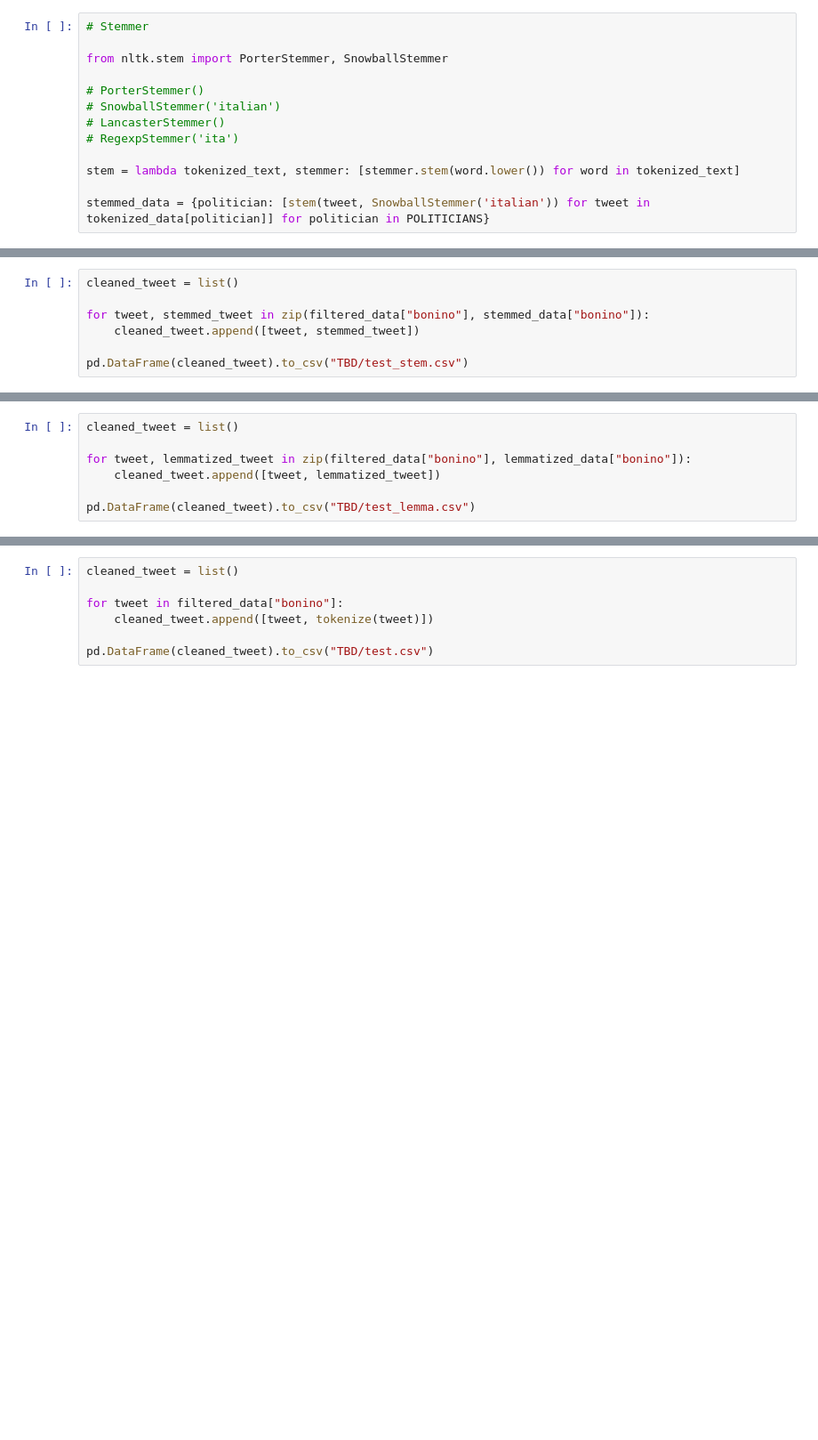
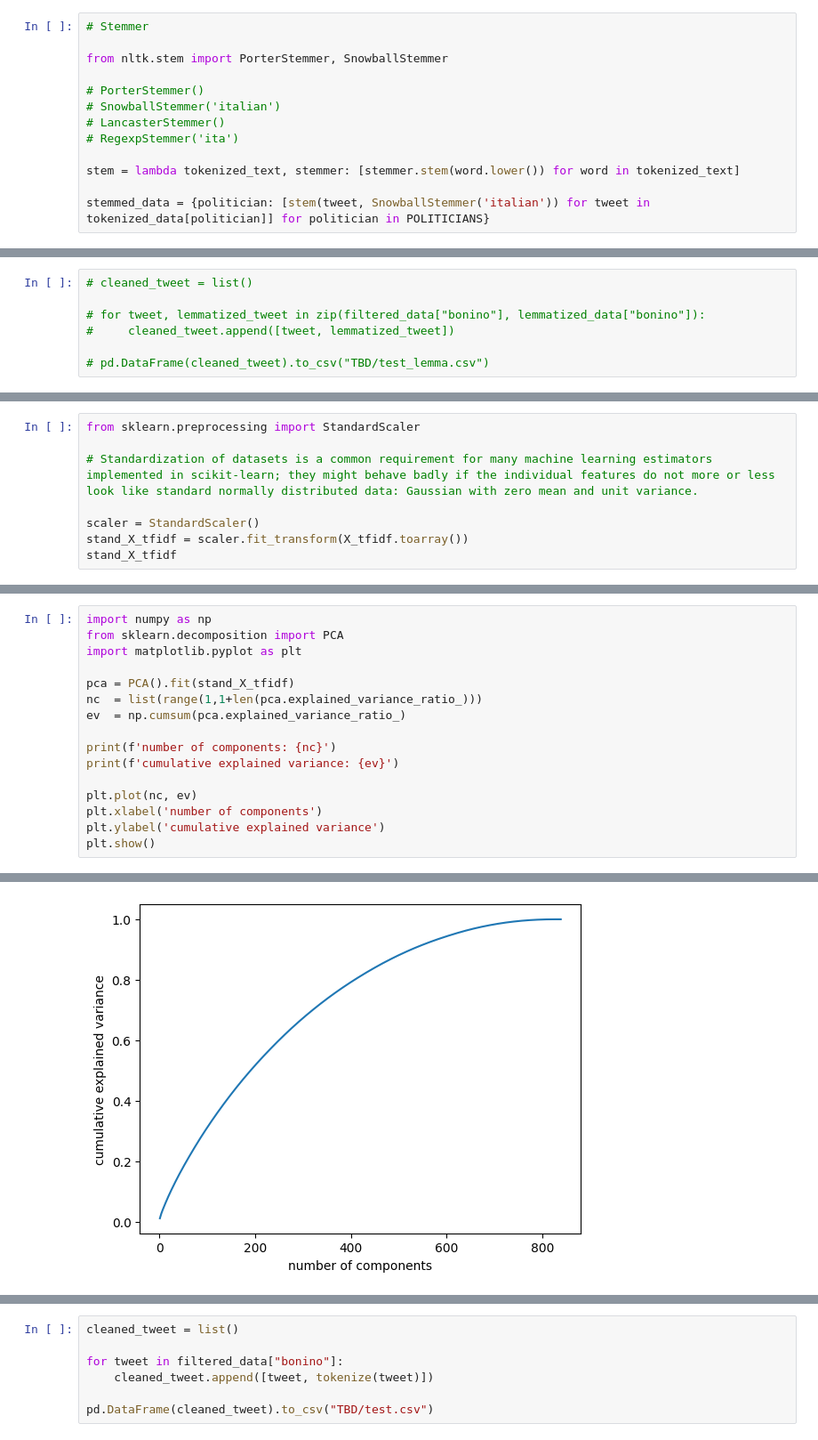
Before and after one commit to bigliolimatteo/how-politicians-change-their-mind, a Jupyter notebook: data_cleaning.ipynb, the cells around one changed output, grey strips where cells are left out. Shown at 89% size. Drawn from its saved outputs; the diff is of its cells as text; blank space fills up the shorter version.

```diff
--- a/data_cleaning.ipynb
+++ b/data_cleaning.ipynb
@@ -145,7 +143,7 @@ SnowballStemmer.languages
 # %%
-cleaned_tweet = list()
+# cleaned_tweet = list()
 
-for tweet, stemmed_tweet in zip(filtered_data["bonino"], stemmed_data["bonino"]):
-    cleaned_tweet.append([tweet, stemmed_tweet])
+# for tweet, lemmatized_tweet in zip(filtered_data["bonino"], lemmatized_data["bonino"]):
+#     cleaned_tweet.append([tweet, lemmatized_tweet])
 
-pd.DataFrame(cleaned_tweet).to_csv("TBD/test_stem.csv")
+# pd.DataFrame(cleaned_tweet).to_csv("TBD/test_lemma.csv")
@@ -168,7 +149,0 @@ lemmatized_data = {politician: [lemmatize(tweet, WordNetLemmatizer()) for tweet
-# %%
-cleaned_tweet = list()
-
-for tweet, lemmatized_tweet in zip(filtered_data["bonino"], lemmatized_data["bonino"]):
-    cleaned_tweet.append([tweet, lemmatized_tweet])
-
-pd.DataFrame(cleaned_tweet).to_csv("TBD/test_lemma.csv")
@@ -218,0 +185,8 @@ df.sort_values(by=["tfidf"], ascending=False)
+# %%
+from sklearn.preprocessing import StandardScaler
+
+# Standardization of datasets is a common requirement for many machine learning estimators implemented in scikit-learn; they might behave badly if the individual features do not more or less look like standard normally distributed data: Gaussian with zero mean and unit variance.
+
+scaler = StandardScaler()
+stand_X_tfidf = scaler.fit_transform(X_tfidf.toarray())
+stand_X_tfidf
@@ -218,0 +207,17 @@ df.sort_values(by=["tfidf"], ascending=False)
+# %%
+import numpy as np
+from sklearn.decomposition import PCA
+import matplotlib.pyplot as plt
+
+pca = PCA().fit(stand_X_tfidf)
+nc  = list(range(1,1+len(pca.explained_variance_ratio_)))
+ev  = np.cumsum(pca.explained_variance_ratio_)
+
+print(f'number of components: {nc}')
+print(f'cumulative explained variance: {ev}')
+
+plt.plot(nc, ev)
+plt.xlabel('number of components')
+plt.ylabel('cumulative explained variance')
+plt.show()
+# %% [output]
@@ -218,0 +241 @@ df.sort_values(by=["tfidf"], ascending=False)
+[figure, added]
```
Also changed, not shown: parts of 11 cells of this notebook, 1 other file.
